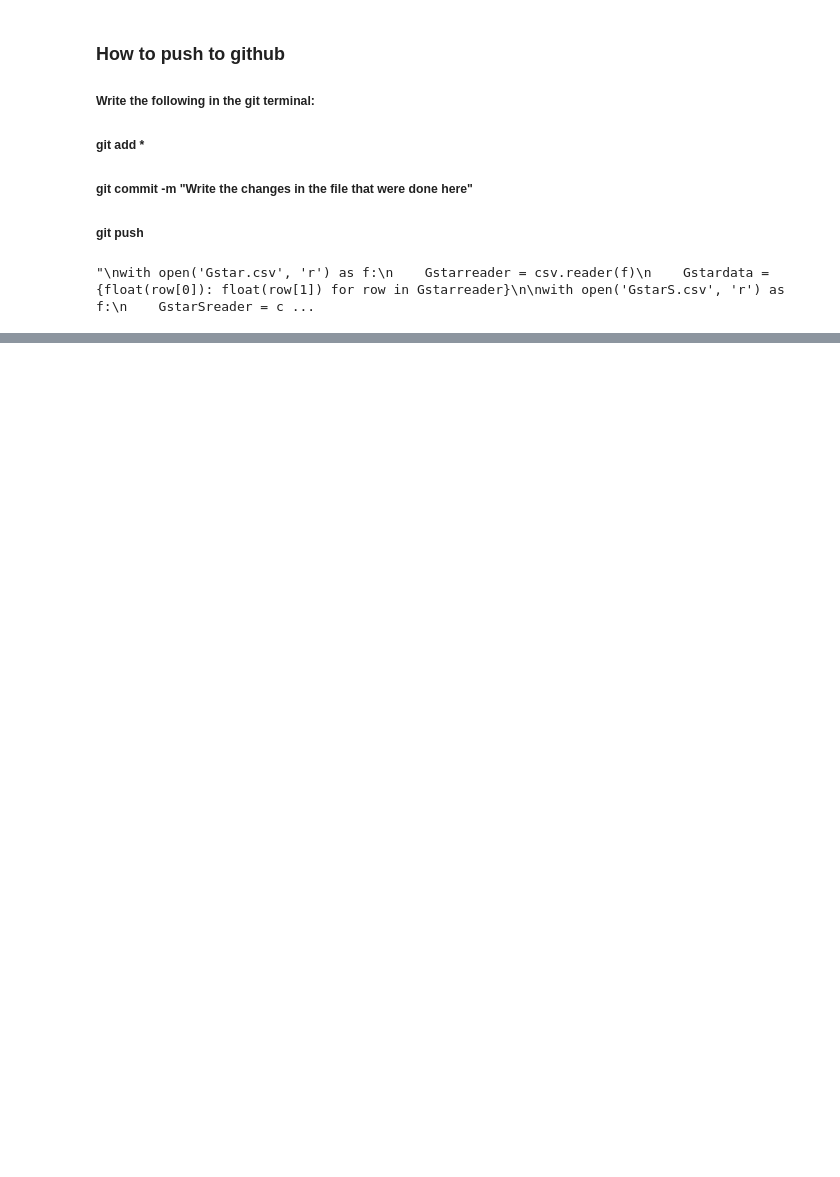
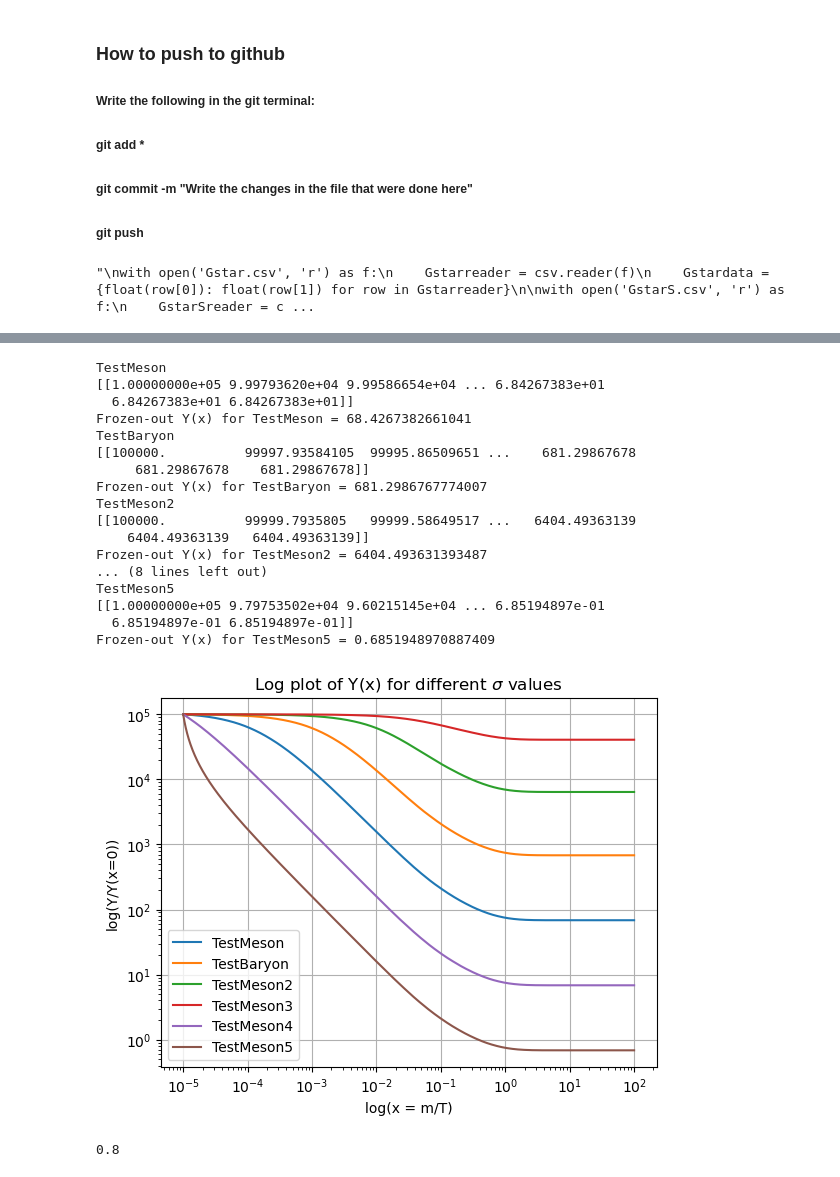
Before and after one commit to IgalPress/Thesis, a Jupyter notebook: FreezeOutCode.ipynb, the cells around one changed output, grey strips where cells are left out. Drawn from its saved outputs; the diff is of its cells as text; code cells hidden in the pictures; blank space fills up the shorter version.

```diff
--- a/FreezeOutCode.ipynb
+++ b/FreezeOutCode.ipynb
@@ -69,3 +66,57 @@ Cross section of TestMeson = 1e-10
+# %%
+%run FreezeOutFunctions.ipynb
+%run CrossSectionFunctions.ipynb
+
+Y0 = [1e5]
+x_min = 1e-5
+x_max = 100
+x_span = (x_min, x_max)
+x_eval = np.geomspace(x_min, x_max, 5000)
+
+sigma_values = ["TestMeson", "TestBaryon", "TestMeson2", "TestMeson3", "TestMeson4", "TestMeson5"]
+
+for particle in sigma_values:
+    sol = solve_ivp(lambda x, Y: dYdx(x, Y, particle), x_span, Y0, t_eval=x_eval)
+    print(particle)
+
+    # Number of frozen-out DM particles
+    print(sol.y)
+    Y_frozen = sol.y[0, -1]
+    print(f'Frozen-out Y(x) for {particle} = {Y_frozen}')
+    #print(f'Cross section of {particle} = {sigma_value}')
+
+    plt.plot(sol.t, sol.y[0], label=f'{particle}')
+
+# Plot configurations
+plt.yscale('log')
+plt.xscale('log')
+plt.xlabel('log(x = m/T)')
+plt.ylabel('log(Y/Y(x=0))')
+plt.title('Log plot of Y(x) for different $\sigma$ values')
+plt.legend()
+plt.grid(True)
+plt.savefig('DifferentSigmaSValues.png', facecolor='w')
+
+plt.show()
+# %% [output]
+TestMeson
+[[1.00000000e+05 9.99793620e+04 9.99586654e+04 ... 6.84267383e+01
+  6.84267383e+01 6.84267383e+01]]
+Frozen-out Y(x) for TestMeson = 68.4267382661041
+TestBaryon
+[[100000.          99997.93584105  99995.86509651 ...    681.29867678
+     681.29867678    681.29867678]]
+Frozen-out Y(x) for TestBaryon = 681.2986767774007
+TestMeson2
+[[100000.          99999.7935805   99999.58649517 ...   6404.49363139
+    6404.49363139   6404.49363139]]
+Frozen-out Y(x) for TestMeson2 = 6404.493631393487
+... (8 lines left out)
+TestMeson5
+[[1.00000000e+05 9.79753502e+04 9.60215145e+04 ... 6.85194897e-01
+  6.85194897e-01 6.85194897e-01]]
+Frozen-out Y(x) for TestMeson5 = 0.6851948970887409
+[figure, added]
 # %%
 """
 sigma_values = [Sigma_SC_NeutralPion, Sigma_SC_NeutralKaon]
@@ -81,6 +132,8 @@ for sigma_value in sigma_values:
     plt.plot(sol.t, sol.y[0], label=f'{sigma_name} = {sigma_value}')
 """
 print(Test_meson)
+# %% [output]
+0.8
 # %%
 %run CrossSectionFunctions.ipynb
 
```
Also changed, not shown: parts of 1 cell of this notebook, 3 other files.
